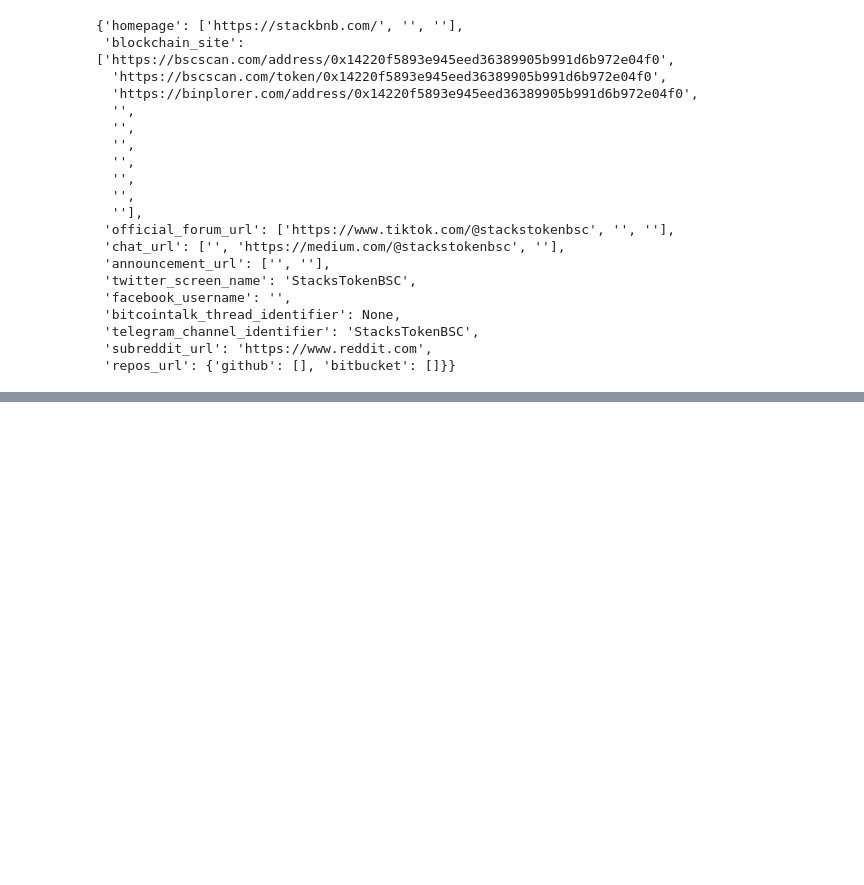
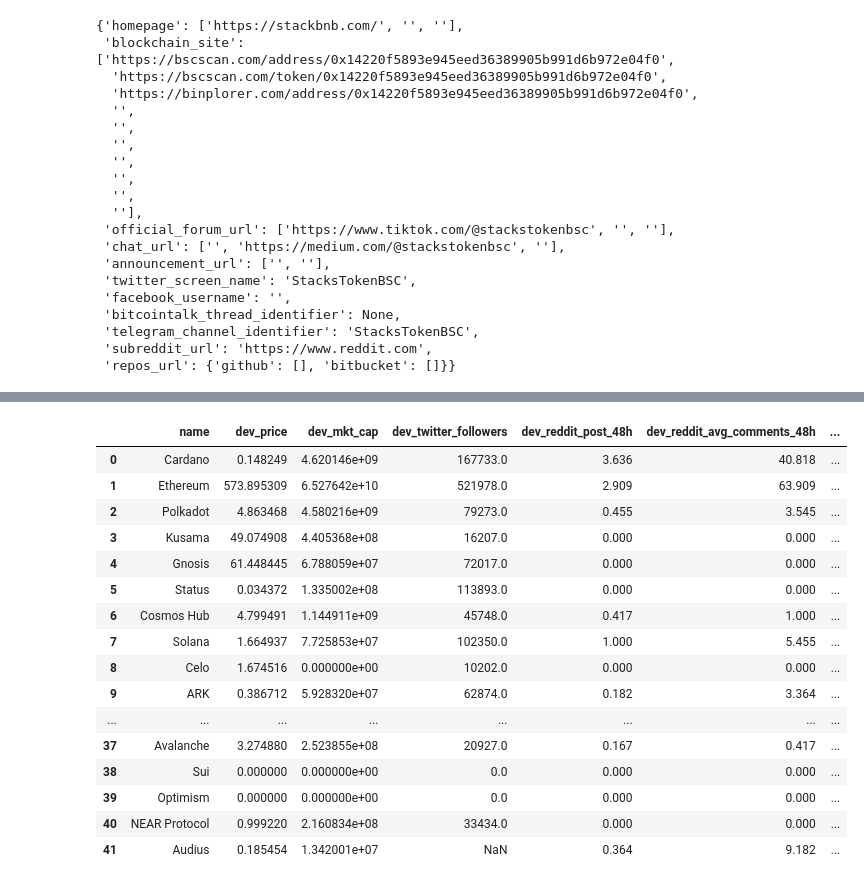
Before and after one commit to nicolas-angarita/crypto, a Jupyter notebook: acquire_scratch.ipynb, the cells around one changed output, grey strips where cells are left out. Cells and saved outputs as stored; diff of their text form; code cells hidden in the pictures; blank space fills up the shorter version.

```diff
--- a/acquire.ipynb
+++ b/acquire_scratch.ipynb
@@ -633,0 +729,37 @@ df[df['max_supply'].isna()]
+# %%
+all_dev_data = []
+
+for crypto in cryptos:
+
+    date = '10-12-2020'
+
+    # Define the API URL
+    url = f'https://api.coingecko.com/api/v3/coins/{crypto}/history?date={date}'
+
+    # Make a GET request to the API
+    response = requests.get(url)
+
+    if response.status_code == 200:
+        data = response.json()
+
+        mkt_data = data.get('market_data', {})
+        com_data = data.get('community_data', {})
+        dev_data = data.get('developer_data', {})
+
+        historical_data = {
+            'name': data.get('name',{}),
+            'dev_price': mkt_data.get('current_price', {}).get('usd', 0),
+            'dev_mkt_cap': mkt_data.get('market_cap', {}).get('usd', 0),
+            'dev_twitter_followers': com_data.get('twitter_followers', 0),
+            'dev_reddit_post_48h': com_data.get('reddit_average_posts_48h', 0),
+            'dev_reddit_avg_comments_48h': com_data.get('reddit_average_comments_48h', 0),
+            'dev_reddit_subs': com_data.get('reddit_subscribers', 0),
+            'dev_reddit_accounts_active_48h': com_data.get('reddit_accounts_active_48h', 0),
+            'dev_forks': dev_data.get('forks', 0),
+            'dev_stars':dev_data.get('stars', 0),
+            'dev_pull_merged': dev_data.get('pull_requests_merged', 0),
+            'dev_pull_contributors': dev_data.get('pull_request_contributors', 0),
+            }
+
+        all_dev_data.append(historical_data)
+        time.sleep(7)
@@ -633,0 +790,21 @@ df[df['max_supply'].isna()]
+# %%
+all_dev_df = pd.DataFrame(all_dev_data)
+all_dev_df
+# %% [output]
+|  | name | dev_price | dev_mkt_cap | dev_twitter_followers | dev_reddit_post_48h | dev_reddit_avg_comments_48h | ... |
+| 0 | Cardano | 0.148249 | 4.620146e+09 | 167733.0 | 3.636 | 40.818 | ... |
+| 1 | Ethereum | 573.895309 | 6.527642e+10 | 521978.0 | 2.909 | 63.909 | ... |
+| 2 | Polkadot | 4.863468 | 4.580216e+09 | 79273.0 | 0.455 | 3.545 | ... |
+| 3 | Kusama | 49.074908 | 4.405368e+08 | 16207.0 | 0.000 | 0.000 | ... |
+| 4 | Gnosis | 61.448445 | 6.788059e+07 | 72017.0 | 0.000 | 0.000 | ... |
+| 5 | Status | 0.034372 | 1.335002e+08 | 113893.0 | 0.000 | 0.000 | ... |
+| 6 | Cosmos Hub | 4.799491 | 1.144911e+09 | 45748.0 | 0.417 | 1.000 | ... |
+| 7 | Solana | 1.664937 | 7.725853e+07 | 102350.0 | 1.000 | 5.455 | ... |
+| 8 | Celo | 1.674516 | 0.000000e+00 | 10202.0 | 0.000 | 0.000 | ... |
+| 9 | ARK | 0.386712 | 5.928320e+07 | 62874.0 | 0.182 | 3.364 | ... |
+| ... | ... | ... | ... | ... | ... | ... | ... |
+| 37 | Avalanche | 3.274880 | 2.523855e+08 | 20927.0 | 0.167 | 0.417 | ... |
+| 38 | Sui | 0.000000 | 0.000000e+00 | 0.0 | 0.000 | 0.000 | ... |
+| 39 | Optimism | 0.000000 | 0.000000e+00 | 0.0 | 0.000 | 0.000 | ... |
+| 40 | NEAR Protocol | 0.999220 | 2.160834e+08 | 33434.0 | 0.000 | 0.000 | ... |
+| 41 | Audius | 0.185454 | 1.342001e+07 | NaN | 0.364 | 9.182 | ... |
```
Also changed, not shown: parts of 20 cells of this notebook, 3 other files.
